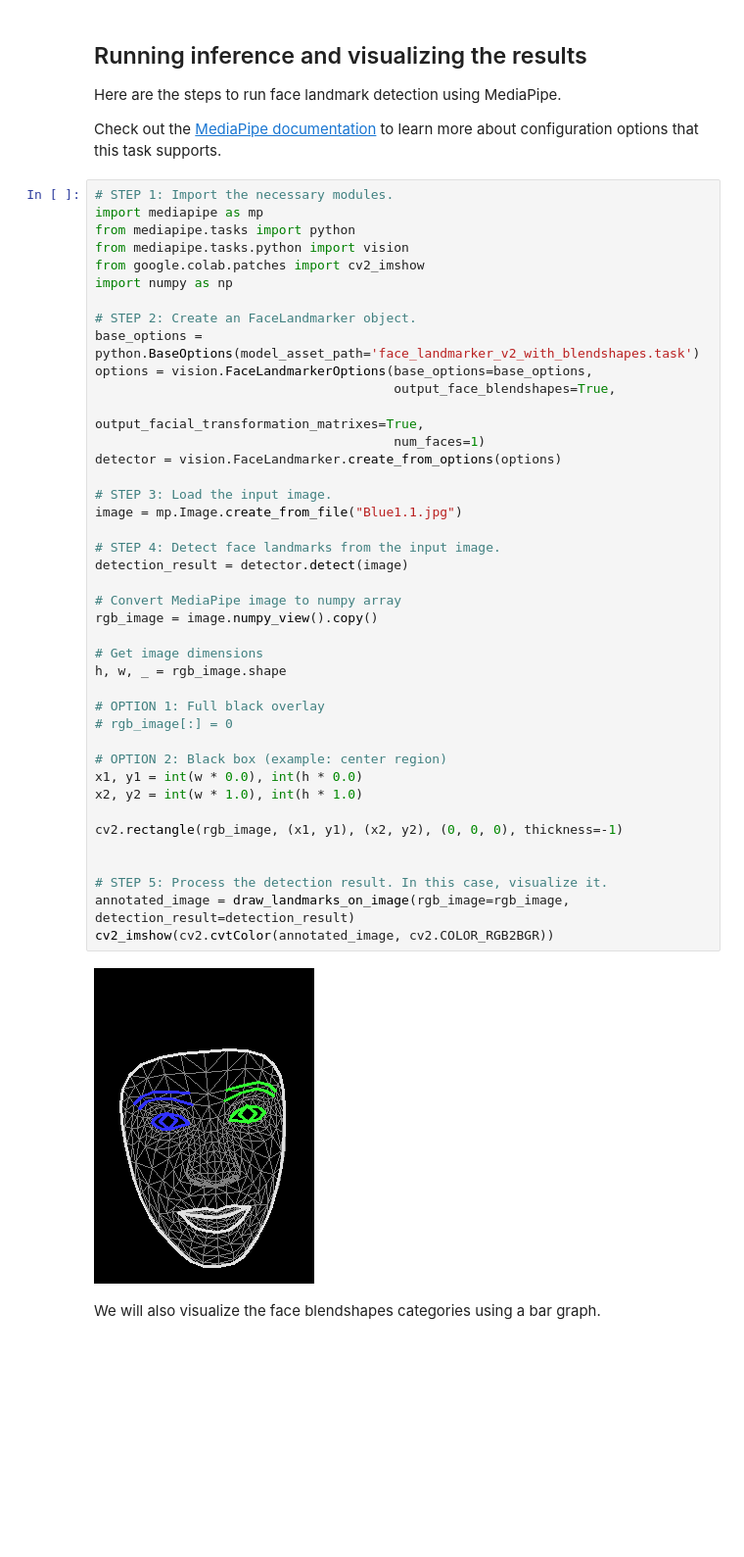
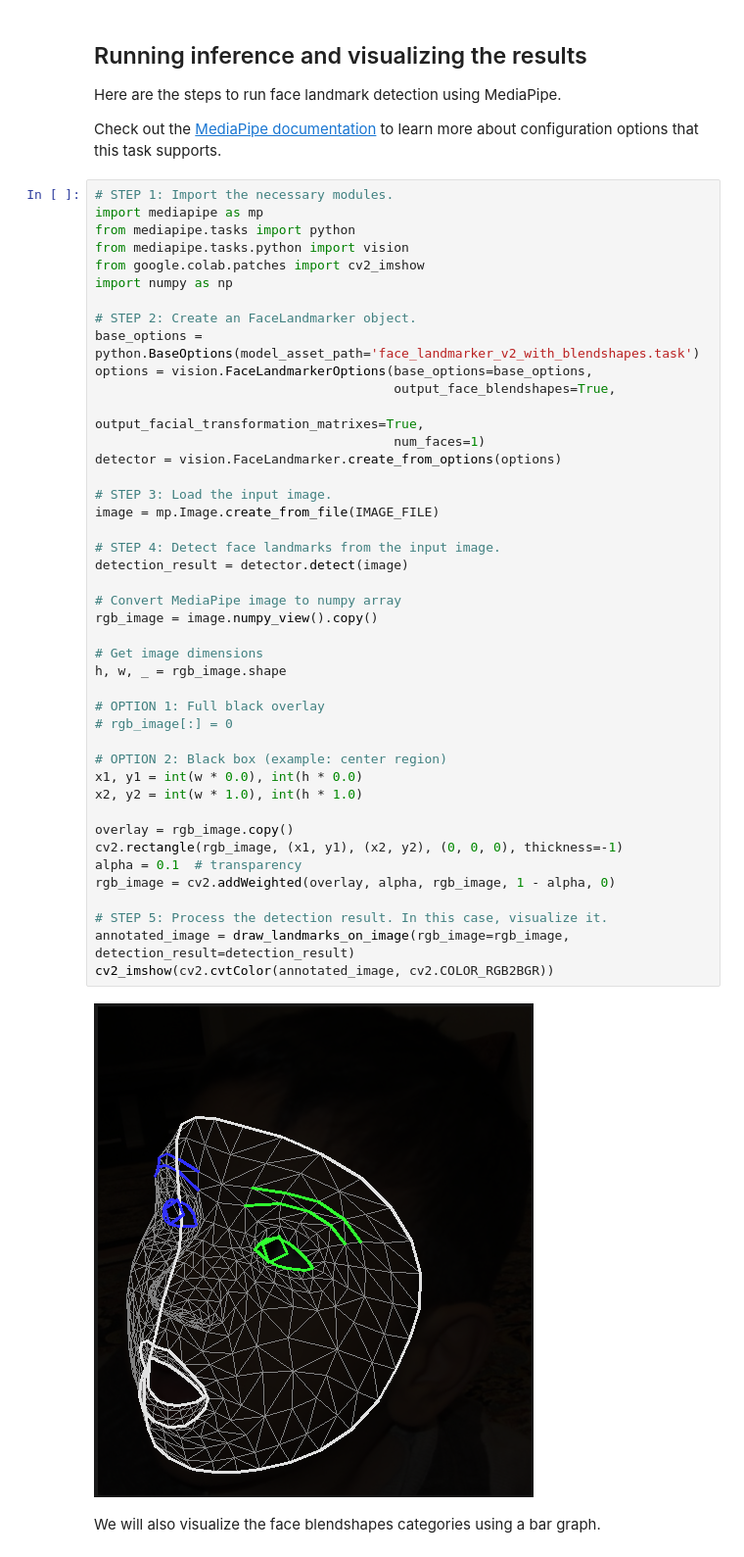
Before and after one commit to bisaradpritha/AutoMap, a Jupyter notebook: examples/face_landmarker/python/[MediaPipe_Python_Tasks]_Face_Landmarker.ipynb, the cells around one changed output. Shown at 98% size. Cells and saved outputs as stored; diff of their text form; blank space fills up the shorter version.

```diff
--- a/examples/face_landmarker/python/[MediaPipe_Python_Tasks]_Face_Landmarker.ipynb
+++ b/examples/face_landmarker/python/[MediaPipe_Python_Tasks]_Face_Landmarker.ipynb
@@ -148,36 +148,38 @@ base_options = python.BaseOptions(model_asset_path='face_landmarker_v2_with_blen
 options = vision.FaceLandmarkerOptions(base_options=base_options,
                                        output_face_blendshapes=True,
                                        output_facial_transformation_matrixes=True,
                                        num_faces=1)
 detector = vision.FaceLandmarker.create_from_options(options)
 
 # STEP 3: Load the input image.
-image = mp.Image.create_from_file("Blue1.1.jpg")
+image = mp.Image.create_from_file(IMAGE_FILE)
 
 # STEP 4: Detect face landmarks from the input image.
 detection_result = detector.detect(image)
 
 # Convert MediaPipe image to numpy array
 rgb_image = image.numpy_view().copy()
 
 # Get image dimensions
 h, w, _ = rgb_image.shape
 
 # OPTION 1: Full black overlay
 # rgb_image[:] = 0
 
 # OPTION 2: Black box (example: center region)
 x1, y1 = int(w * 0.0), int(h * 0.0)
 x2, y2 = int(w * 1.0), int(h * 1.0)
 
+overlay = rgb_image.copy()
 cv2.rectangle(rgb_image, (x1, y1), (x2, y2), (0, 0, 0), thickness=-1)
-
+alpha = 0.1  # transparency
+rgb_image = cv2.addWeighted(overlay, alpha, rgb_image, 1 - alpha, 0)
 
 # STEP 5: Process the detection result. In this case, visualize it.
 annotated_image = draw_landmarks_on_image(rgb_image=rgb_image, detection_result=detection_result)
 cv2_imshow(cv2.cvtColor(annotated_image, cv2.COLOR_RGB2BGR))
 # %% [output]
-[figure, old version]
+[figure, new version]
 # %% [markdown]
 We will also visualize the face blendshapes categories using a bar graph.
 # %%
```
Also changed, not shown: parts of 3 cells of this notebook.
